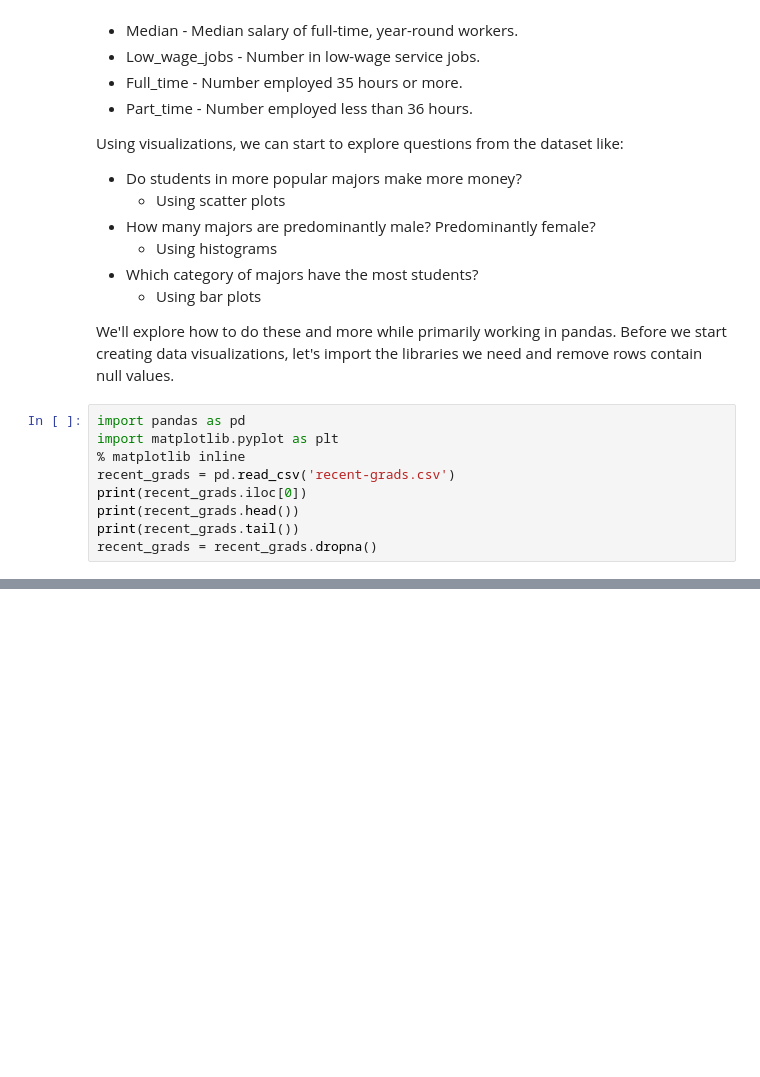
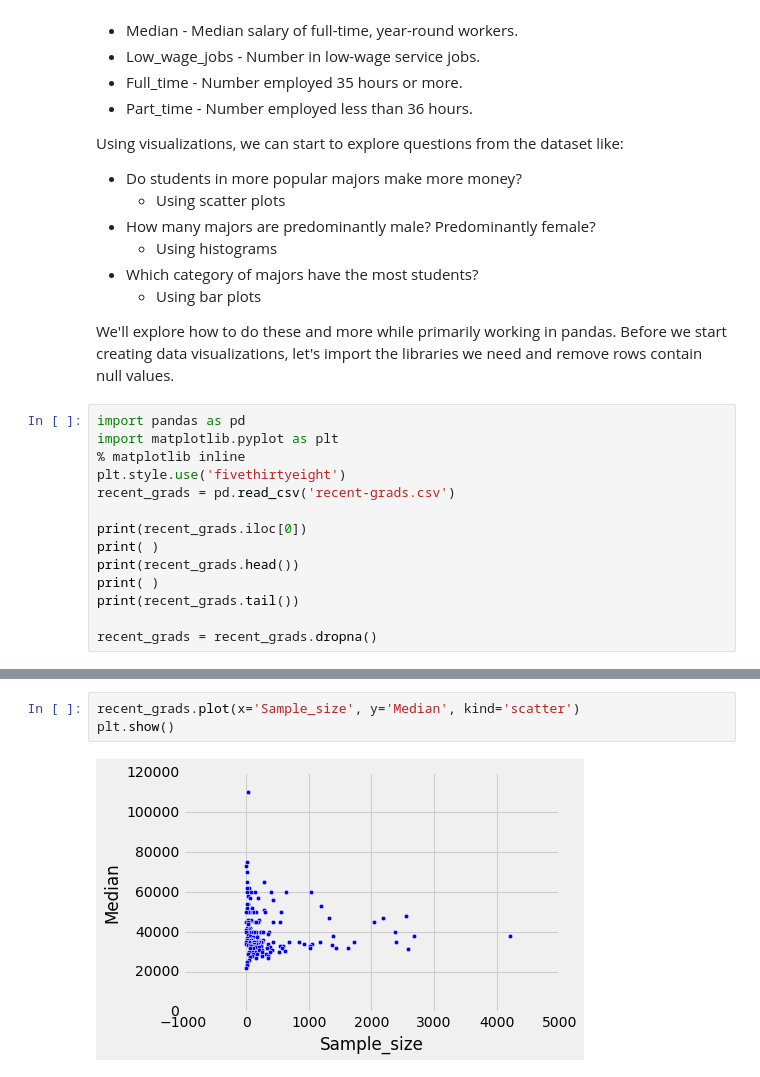
Before and after one commit to lemoinef/Exploratory-Data-Visualization, a Jupyter notebook: visualizing_earnings_by_majors.ipynb, the cells around one changed output, grey strips where cells are left out. Saved outputs shown, nothing was run; the diff lists cells and outputs as text; blank space fills up the shorter version.

```diff
--- a/visualizing_earnings_by_majors.ipynb
+++ b/visualizing_earnings_by_majors.ipynb
@@ -35,8 +35,13 @@ We'll explore how to do these and more while primarily working in pandas. Before
 import pandas as pd
 import matplotlib.pyplot as plt
 % matplotlib inline
+plt.style.use('fivethirtyeight')
 recent_grads = pd.read_csv('recent-grads.csv')
+
 print(recent_grads.iloc[0])
+print( )
 print(recent_grads.head())
+print( )
 print(recent_grads.tail())
+
 recent_grads = recent_grads.dropna()
@@ -42,0 +70,5 @@ recent_grads = recent_grads.dropna()
+# %%
+recent_grads.plot(x='Sample_size', y='Median', kind='scatter')
+plt.show()
+# %% [output]
+[figure, added]
```
Also changed, not shown: parts of 16 cells of this notebook.
